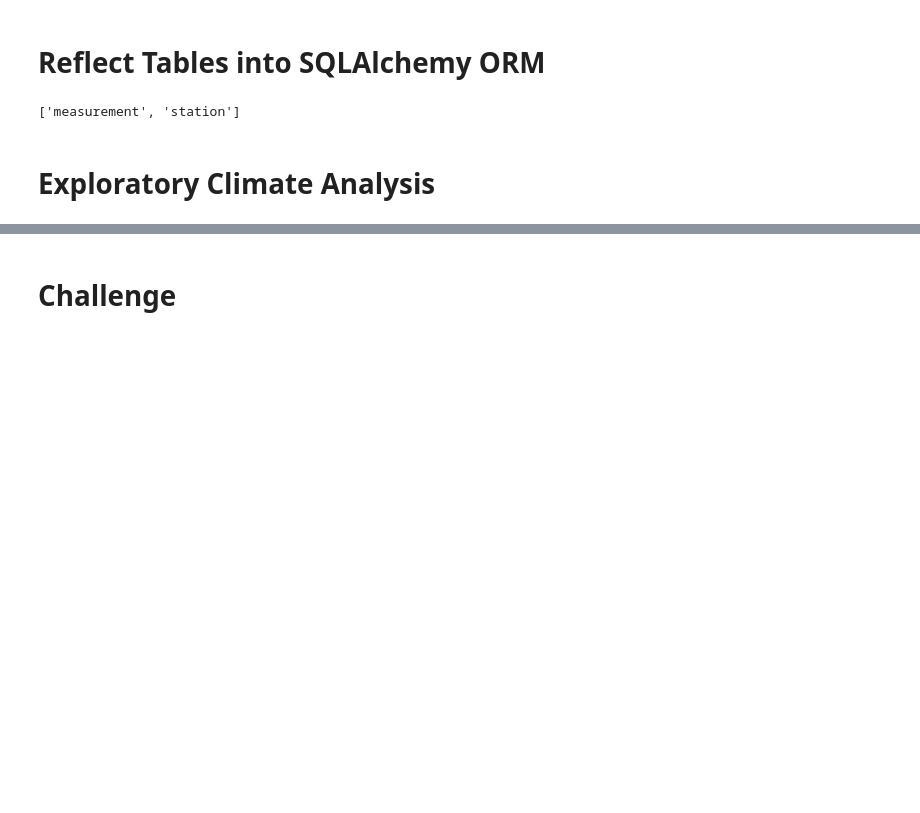
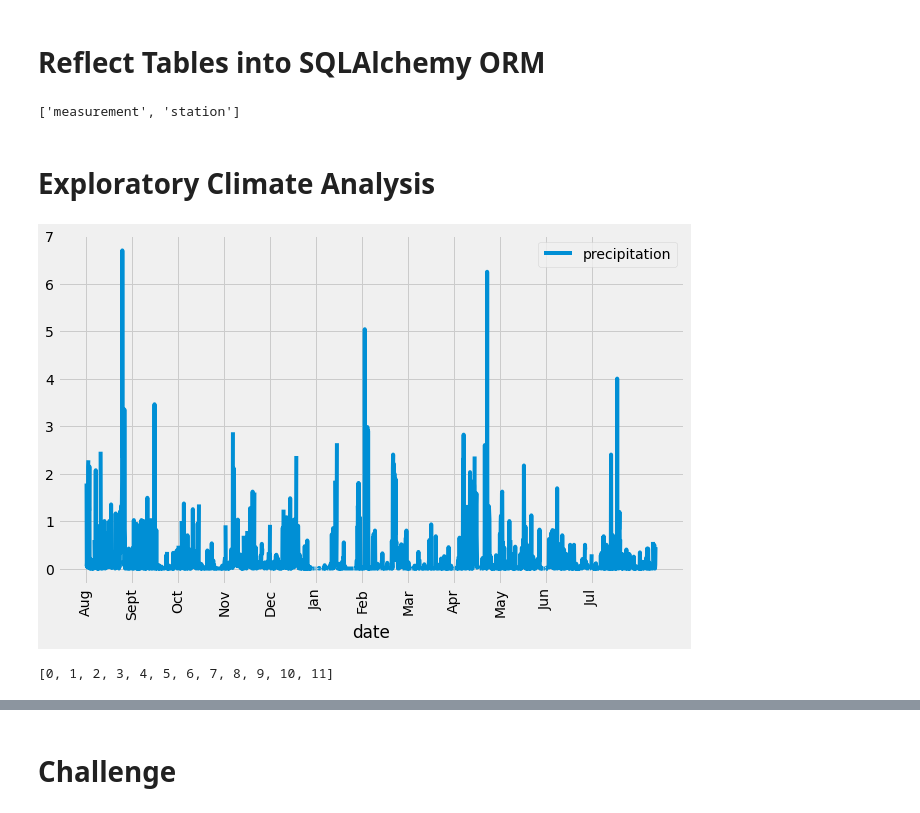
Before and after one commit to chabrian/surfs_up, a Jupyter notebook: climate_analysis.ipynb, the cells around one changed output, grey strips where cells are left out. Drawn from its saved outputs; the diff is of its cells as text; code cells hidden in the pictures; blank space fills up the shorter version.

Commit message:
adding weather plot

```diff
--- a/climate_analysis.ipynb
+++ b/climate_analysis.ipynb
@@ -45,15 +45,34 @@ session = Session(engine)
 # %%
 # Design a query to retrieve the last 12 months of precipitation data and plot the results.
 #Starting from the last data point in the database.
 
 # Calculate the date one year from the last date in data set.
+prev_year = dt.date(2017, 8, 23) - dt.timedelta(days=365)
 
 # Perform a query to retrieve the data and precipitation scores
+results = []
+results = session.query(Measurement.date, Measurement.prcp).filter(Measurement.date >= prev_year).all()
+#print(results)
 
 # Save the query results as a Pandas DataFrame and set the index to the date column
+df = pd.DataFrame(results, columns=['date','precipitation'])
+df.set_index(df['date'], inplace=True) #inplace specifies that we do not want to create a new dataframe
+#print(df)
+#print(df.to_string(index=False)) #view without the index
 
 # Sort the dataframe by date
+df = df.sort_index()
+#print(df.to_string(index=False))
 
 # Use Pandas Plotting with Matplotlib to plot the data
+x = np.arange(1,2022, step=180)
+xlabels = ['Aug','Sept','Oct','Nov','Dec','Jan','Feb','Mar','Apr','May','Jun','Jul']
+df.plot(figsize=(10,6), rot="vertical")
+plt.xticks(xaxis, xlabels)
+plt.show()
+print(xi)
+# %% [output]
+[figure, added]
+[0, 1, 2, 3, 4, 5, 6, 7, 8, 9, 10, 11]
 # %%
 # Use Pandas to calcualte the summary statistics for the precipitation data
```
Also changed, not shown: parts of 1 cell of this notebook.
